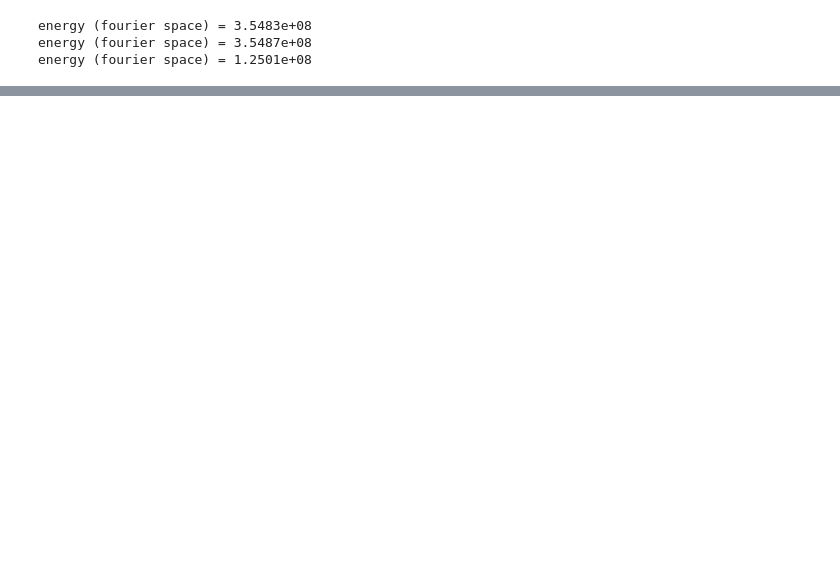
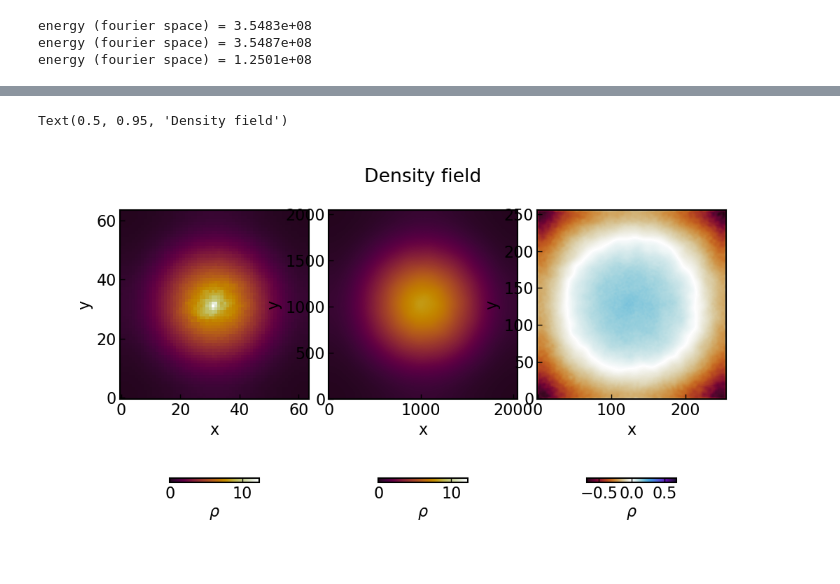
Before and after one commit to LorenzoLMP/turbocluster-public, a Jupyter notebook: examples/power_spectrum/example.ipynb, the cells around one changed output, grey strips where cells are left out. Cells and saved outputs as stored; diff of their text form; code cells hidden in the pictures; blank space fills up the shorter version.

```diff
--- a/examples/power_spectrum/example.ipynb
+++ b/examples/power_spectrum/example.ipynb
@@ -458,0 +679,67 @@ ax.set_ylim(ymin=1e-3,ymax=1e13)
+# %%
+# dens_tot = density_total[:,:,int(ngrid//2)-1].T
+# dens_fluct = density_fluct[:,:,int(ngrid//2)-1].T
+# dens_back = density_backg[:,:,int(ngrid//2)-1].T
+
+dens_tot_filt = filt_relative_density_depo[:,:,int(npix_small_slicer//2)-1].T
+dens_tot_filt = dens_tot_filt.value
+# dens_tot_slicer = slicer.slice_variable('0_synthetic_rhofield').value
+# dens_fluct_slicer = slicer.slice_variable('0_synthetic_fluct').value
+# dens_back_slicer = slicer.slice_variable('0_synthetic_backg').value
+
+# dens_tot = dens_tot.value
+# dens_fluct = dens_fluct.value
+# dens_back = dens_back.value
+
+vmax = np.max(np.abs(dens_tot))
+vmin = -vmax
+norm1 = Normalize(vmin=0.,vmax=vmax)
+
+vmax = np.max(np.abs(dens_tot_filt))
+vmin = -vmax
+norm2 = Normalize(vmin=vmin,vmax=vmax)
+
+cmap1 = cmr.fall
+cmap2 = cmr.fusion
+
+fig, ax = plt.subplots(1,3,figsize=(11,6))
+
+ims = []
+
+im00 = ax[0].imshow(
+    dens_tot, origin='lower', norm=norm1, cmap=cmap1)
+ims.append(im00)
+
+im01 = ax[1].imshow(
+    dens_tot_slicer, origin='lower', norm=norm1, cmap=cmap1)
+ims.append(im01)
+
+im02 = ax[2].imshow(
+    dens_tot_filt, origin='lower', norm=norm2, cmap=cmap2)
+ims.append(im02)
+
+
+# for i in range(3):
+for j in range(3):
+    ax[j].set_xlabel('x')
+    ax[j].set_ylabel('y')
+    el = j
+    # print(el)
+    cbar = fig.colorbar(ims[el], ax=ax[j], orientation='horizontal',shrink=0.45, pad=0.25)
+    cbar.set_label(r'$\rho$')
+
+
+
+fig.subplots_adjust(top=0.85,
+bottom=0.1,
+left=0.10,
+right=0.90,
+hspace=0.2,
+wspace=0.05)
+
+fig.suptitle('Density field',y=0.95)
+
+# plt.savefig('./../../plots/power-spectra/'+savename+'.pdf',dpi=400)
+# %% [output]
+Text(0.5, 0.95, 'Density field')
+[figure, added]
```
Also changed, not shown: parts of 23 cells of this notebook, 2 other files.
